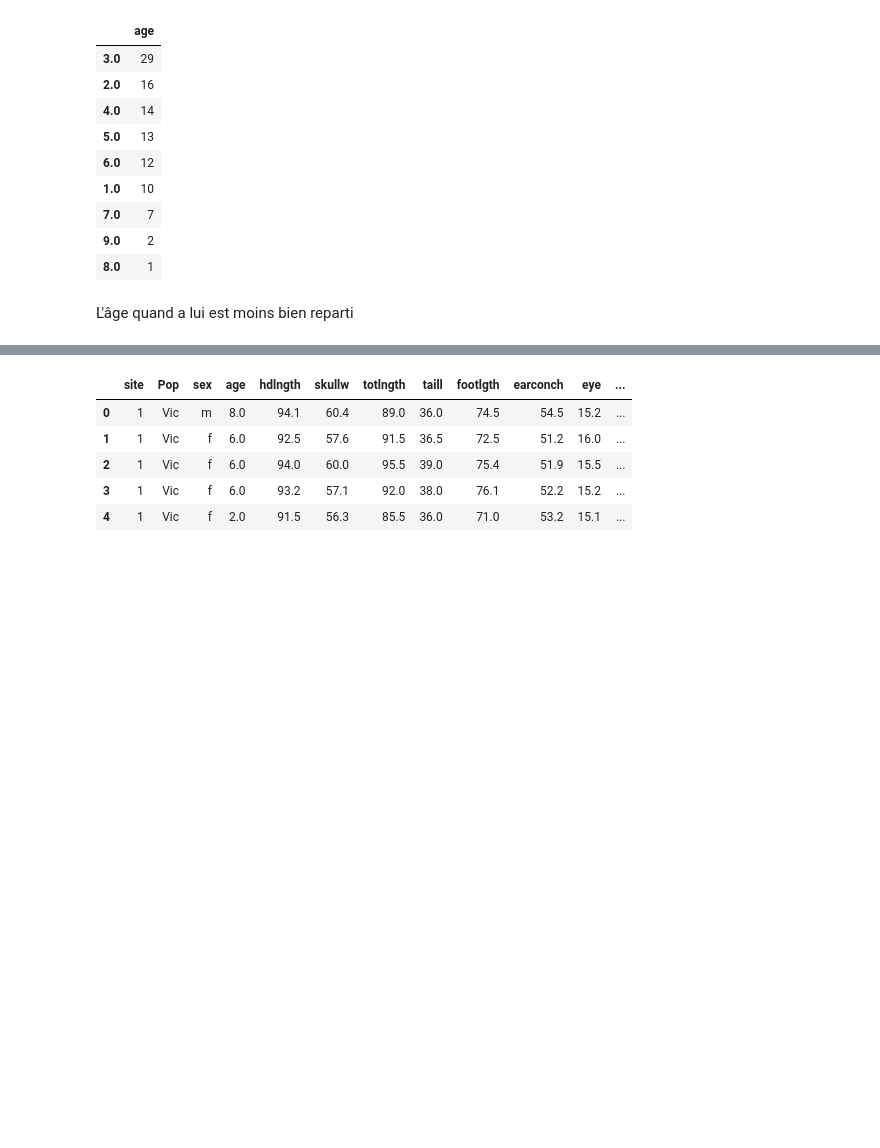
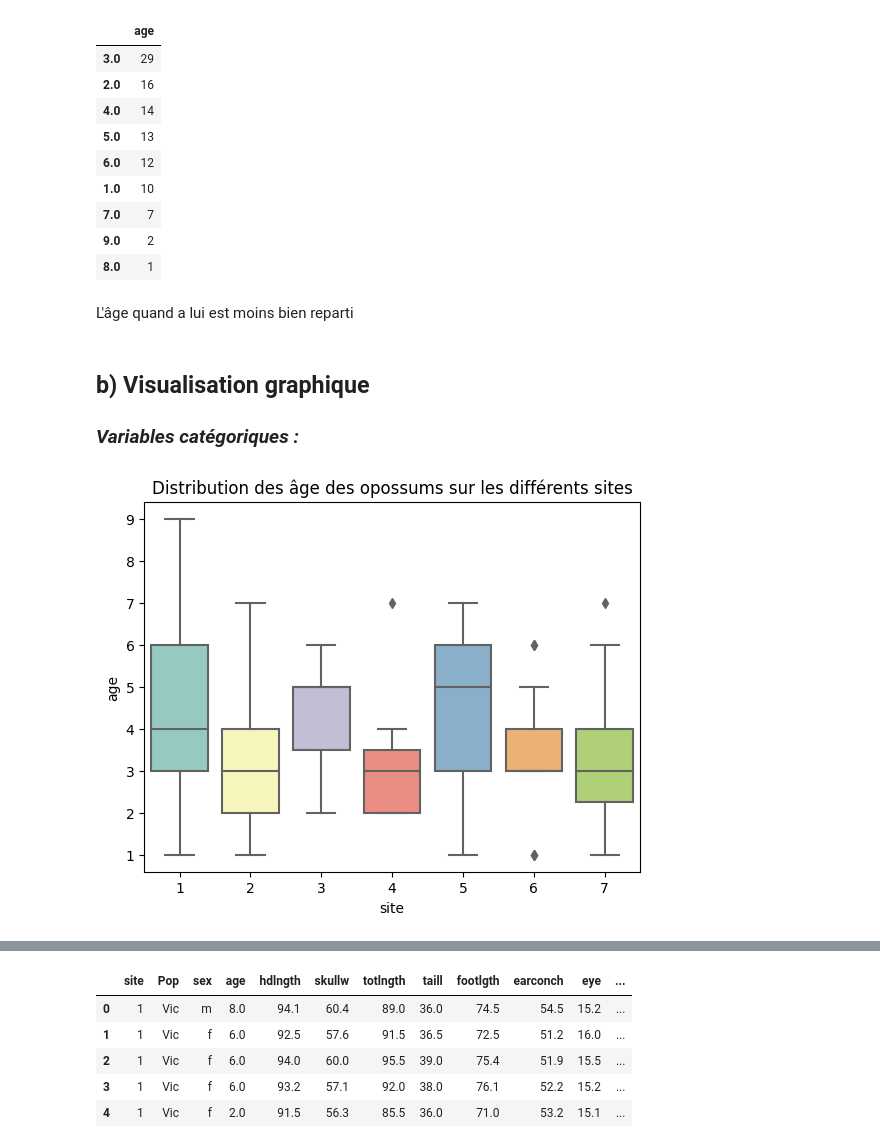
Before and after one commit to basileguerin/Brief_opossum, a Jupyter notebook: possum.ipynb, the cells around one changed output, grey strips where cells are left out. Cells and saved outputs as stored; diff of their text form; code cells hidden in the pictures; blank space fills up the shorter version.

```diff
--- a/possum.ipynb
+++ b/possum.ipynb
@@ -107,3 +107,13 @@ df['age'].value_counts().to_frame()
 | 8.0 | 1 |
 # %% [markdown]
 L'âge quand a lui est moins bien reparti
+# %% [markdown]
+## b) Visualisation graphique
+### *Variables catégoriques :*
+# %%
+plt.figure()
+sns.boxplot(x="site", y="age", data=df ,palette="Set3")
+plt.title("Distribution des âge des opossums sur les différents sites")
+plt.show()
+# %% [output]
+[figure, added]
```
Also changed, not shown: parts of 20 cells of this notebook, 4 other files.
